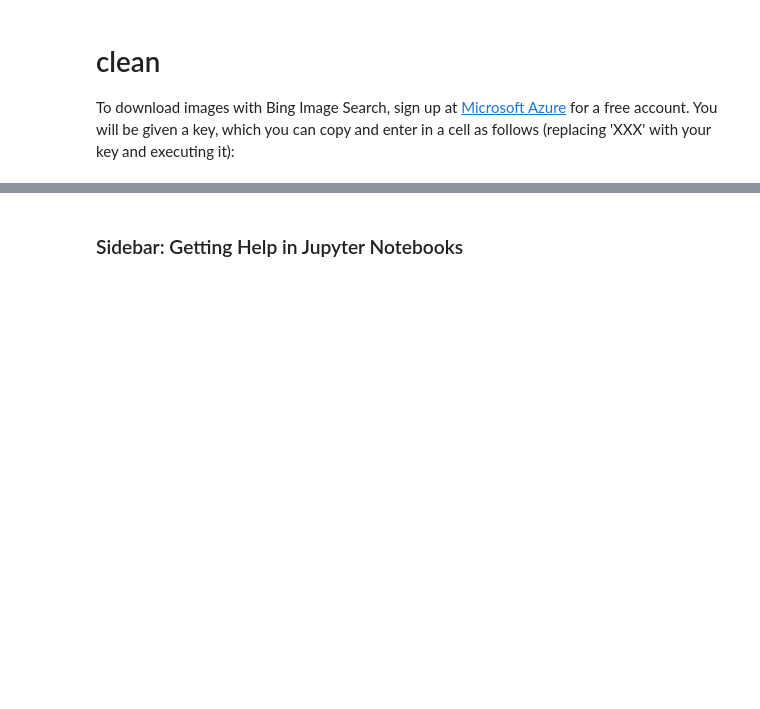
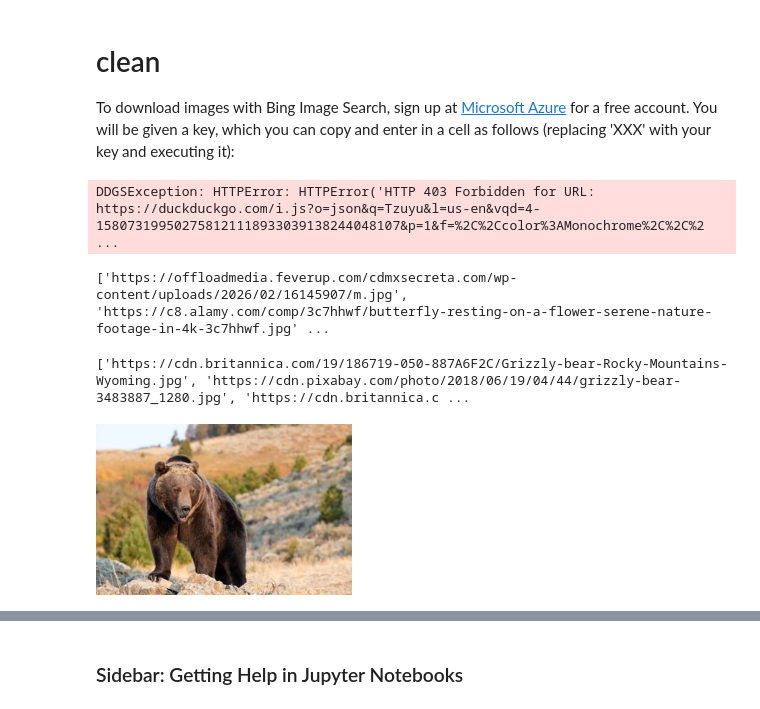
Before and after one commit to warrenrose/Fastai-Learning, a Jupyter notebook: 02_production.ipynb, the cells around one changed output, grey strips where cells are left out. Saved outputs shown, nothing was run; the diff lists cells and outputs as text; code cells hidden in the pictures; blank space fills up the shorter version.

Commit message:
Lesson 2 | Trying to figure out how to download images using ddgs

```diff
--- a/02_production.ipynb
+++ b/02_production.ipynb
@@ -54,3 +74,55 @@ im.to_thumb(128,128)
+# %%
+# Instead of using Bing Image Search API, search for images using ddgs (DuckDuckGo_Search)
+
+from ddgs import DDGS
+from fastcore.all import *
+
+def search_images(keywords, max_images=200):
+  return L(DDGS().images(keywords, max_results=max_images)).itemgot('image')
+
+import time, json
+# %%
+# Experimenting DDGS.images()
+# Reference: https://pypi.org/project/ddgs/#:~:text=images%20search%20results.%0A%20%20%20%20%22%22%22-,Example,-results%20%3D%20DDGS()
+
+results = DDGS().images(
+    query="Tzuyu",
+    region="us-en",
+    safesearch="on",
+    timelimit=None,
+    page=1,
+    backend="auto",
+    size=None,
+    color="Monochrome",
+    type_image=None,
+    layout=None,
+    license_image=None,
+    max_results=200
+)
+
+results
+# %% [output]
+DDGSException: HTTPError: HTTPError('HTTP 403 Forbidden for URL: https://duckduckgo.com/i.js?o=json&q=Tzuyu&l=us-en&vqd=4-158073199502758121118933039138244048107&p=1&f=%2C%2Ccolor%3AMonochrome%2C%2C%2 ...
+# %%
+L(results).itemgot('image')
+# %% [output]
+['https://offloadmedia.feverup.com/cdmxsecreta.com/wp-content/uploads/2026/02/16145907/m.jpg', 'https://c8.alamy.com/comp/3c7hhwf/butterfly-resting-on-a-flower-serene-nature-footage-in-4k-3c7hhwf.jpg' ...
+# %%
+image_urls = search_images('grizzly bear')
+# %%
+image_urls[0:9]
+# %% [output]
+['https://cdn.britannica.com/19/186719-050-887A6F2C/Grizzly-bear-Rocky-Mountains-Wyoming.jpg', 'https://cdn.pixabay.com/photo/2018/06/19/04/44/grizzly-bear-3483887_1280.jpg', 'https://cdn.britannica.c ...
+# %%
+from fastai.vision.all import *
+
+dest = 'grizzly bear.jpg'
+download_url(image_urls[0], dest, show_progress=False)
+
+im = Image.open(dest)
+im.to_thumb(256,256)
+# %% [output]
+[figure, added]
 # %%
 bear_types = 'grizzly','black','teddy'
 path = Path('bears')
```
Also changed, not shown: parts of 17 cells of this notebook.
